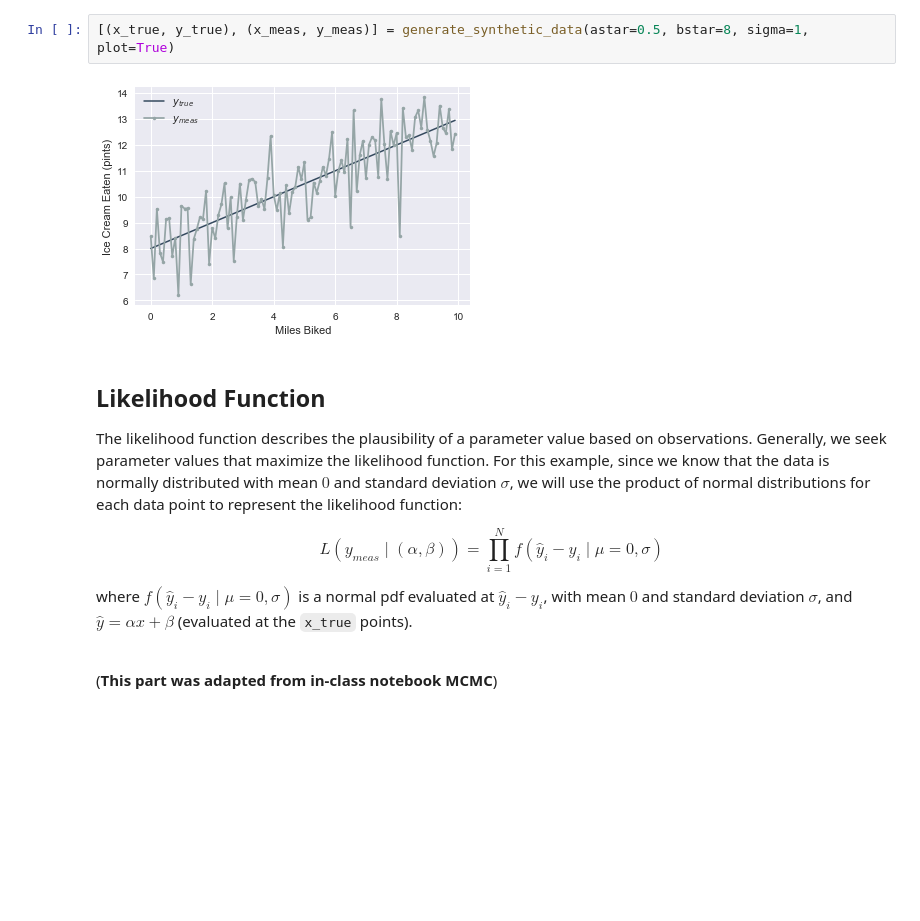
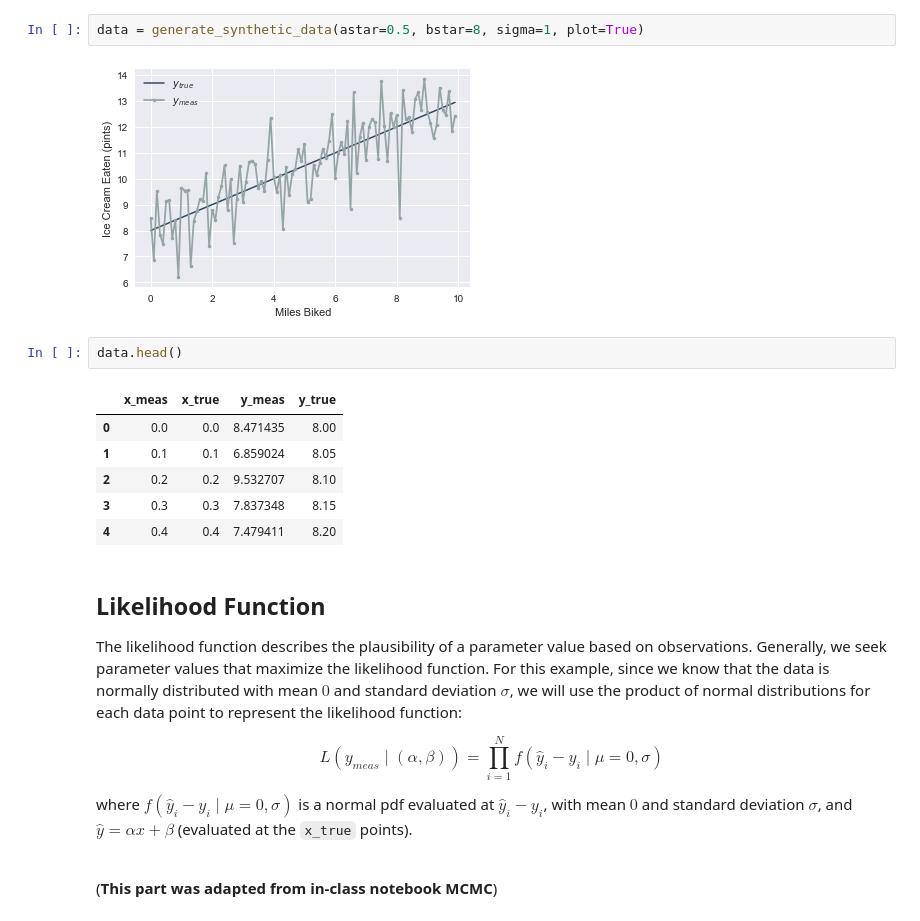
Before and after one commit to MingxuanZhang/MCMC_Tutorial, a Jupyter notebook: tutorial/part1/mcmc_tutorial_part1.ipynb, the cells around one changed output. Cells and saved outputs as stored; diff of their text form; blank space fills up the shorter version.

```diff
--- a/tutorial/part1/mcmc_tutorial_part1.ipynb
+++ b/tutorial/part1/mcmc_tutorial_part1.ipynb
@@ -34,9 +34,18 @@ This technique is also known as the parameter estimation problem.
 
 We can now generate some synthetic data using our linear model, as described above. To do this, we fix the $x$ distance values, at which we will estimate our ice cream intake, covering the range from $0$ to $9.9$ (inclusive), at intervals of $0.1$ miles. In this particular case, let $\alpha^* = 0.5$ and $\beta^* = 8$, which represent the true parameters for our linear model. (**This part was adapted from practicum**)
 # %%
-[(x_true, y_true), (x_meas, y_meas)] = generate_synthetic_data(astar=0.5, bstar=8, sigma=1, plot=True)
+data = generate_synthetic_data(astar=0.5, bstar=8, sigma=1, plot=True)
 # %% [output]
 [figure]
+# %%
+data.head()
+# %% [output]
+|  | x_meas | x_true | y_meas | y_true |
+| 0 | 0.0 | 0.0 | 8.471435 | 8.00 |
+| 1 | 0.1 | 0.1 | 6.859024 | 8.05 |
+| 2 | 0.2 | 0.2 | 9.532707 | 8.10 |
+| 3 | 0.3 | 0.3 | 7.837348 | 8.15 |
+| 4 | 0.4 | 0.4 | 7.479411 | 8.20 |
 # %% [markdown]
 ## Likelihood Function
 
```
Also changed, not shown: parts of 9 cells of this notebook, 2 other files.
